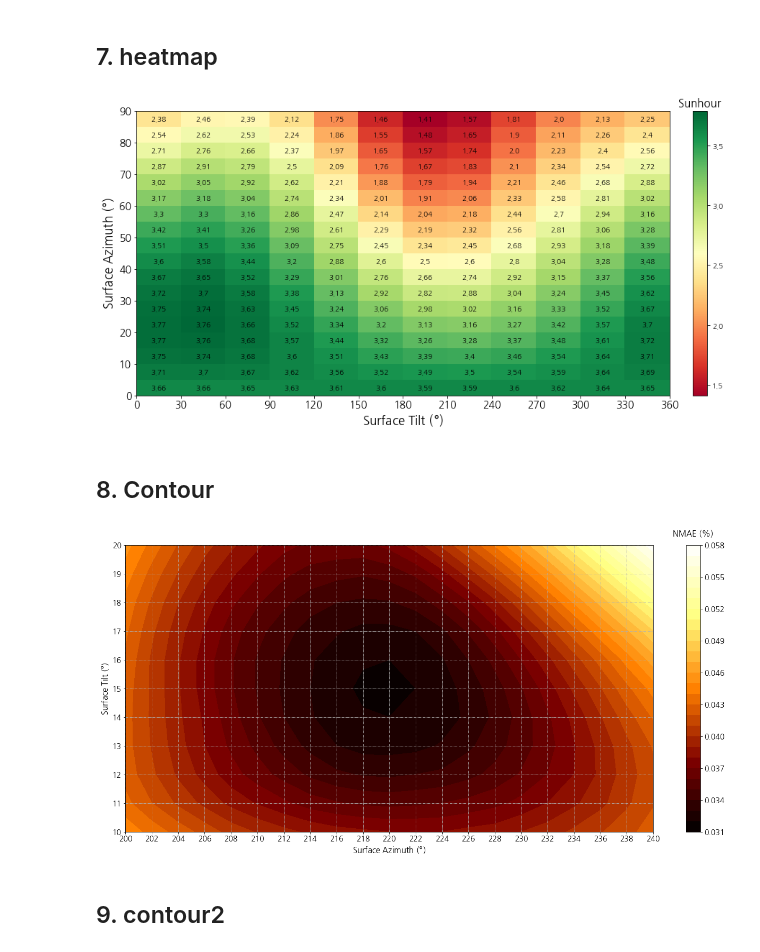
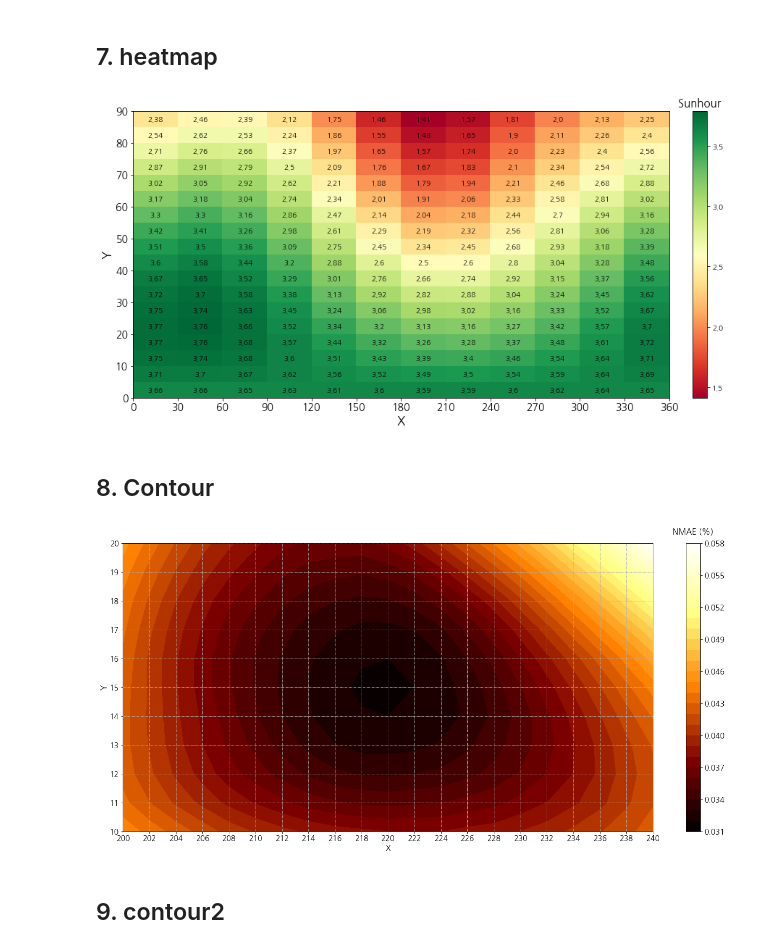
Before and after one commit to youjin2/dev, a Jupyter notebook: plot/matplotlib.ipynb, the cells around one changed output. Drawn from its saved outputs; the diff is of its cells as text; code cells hidden in the pictures.

```diff
--- a/plot/matplotlib.ipynb
+++ b/plot/matplotlib.ipynb
@@ -115,7 +118,7 @@ df['year'] = df['dt'].apply(lambda x: x.year)
 df['month'] = df['dt'].apply(lambda x: x.month)
 df['day'] = df['dt'].apply(lambda x: x.date())
 # %%
-monthly = (df.groupby(['month', 'day'])[['trueYield', 'predictYield']].sum()/18).groupby(['month']).mean()
+monthly = (df.groupby(['month', 'day'])[['true_y', 'pred_y']].sum()/18).groupby(['month']).mean()
 # %% [markdown]
 ## Examples
 # %% [markdown]
@@ -131,8 +134,8 @@ day = date(2015, 1, 20)
 data = df[df['day'] == day].sort_values('dt')
 
 xticks = data['dt'].apply(lambda x: x.hour)
-yticks1 = data['trueYield']
-yticks2 = data['predictYield']
+yticks1 = data['true_y']
+yticks2 = data['pred_y']
 
 ax = axarr[0, 0]
 # grid 설정
@@ -140,8 +143,8 @@ ax.grid(axis='y', linestyle='-.')
 # x, y축 폰트 크기
 ax.tick_params(labelsize=14)
 
-ax.plot(xticks, yticks1, color='orange', label='실측 발전량')
-ax.plot(xticks, yticks2, color='blue', linestyle='--', label='예측 발전량')
+ax.plot(xticks, yticks1, color='orange', label='실측값')
+ax.plot(xticks, yticks2, color='blue', linestyle='--', label='예측값')
 
 # legend
 ax.legend(loc=2, fontsize=12)
@@ -151,7 +154,7 @@ ax.set_xticks(xticks)
 ax.set_xlabel('시간', fontsize=17)
 
 # y축 세팅
-ax.set_ylabel('발전량 (kWh)', fontsize=17)
+ax.set_ylabel('생산량', fontsize=17)
 ax.yaxis.set_major_locator(ticker.MultipleLocator(4))
 ax.set_ybound(0, 18)
 
@@ -163,8 +166,8 @@ ax.set_title('날짜: {}'.format(day), fontsize=17)
 xticks = range(12)
 xticks_str = [str(m+1).zfill(2) for m in xticks]
 
-trues = monthly['trueYield'].tolist()
-preds = monthly['predictYield'].tolist()
+trues = monthly['true_y'].tolist()
+preds = monthly['pred_y'].tolist()
 
 text_marker =  ['{:.2f} %'.format(trues[i]/preds[i]*100) for i in range(len(trues))]
 
@@ -175,8 +178,8 @@ ax.grid(axis='y', linestyle='-.')
 # x, y축 폰트 크기
 ax.tick_params(labelsize=14)
 
-ax.plot(xticks, trues, color='red', linestyle='--', label='실측 발전량')
-ax.plot(xticks, preds, color='blue', linestyle='-', label='예측 발전량')
+ax.plot(xticks, trues, color='red', linestyle='--', label='실측값')
+ax.plot(xticks, preds, color='blue', linestyle='-', label='예측값')
 ax.legend(loc=1, fontsize=12)
 
 # x축 세팅
@@ -185,7 +188,7 @@ ax.set_xticklabels(xticks_str)
 ax.set_xlabel('월', fontsize=17)
 
 # y축 세팅 (labelpad로 간격 조정 가능)
-ax.set_ylabel('월평균 발전시간 (시간)', fontsize=17, labelpad=20)
+ax.set_ylabel('월평균 생산량', fontsize=17, labelpad=20)
 ax.set_ybound(0, 6)
 ax.yaxis.set_major_locator(ticker.MultipleLocator(0.5))
 
@@ -369,37 +372,37 @@ data.columns.name = 'tilt'
 # %%
 # note that shape of Z is equal to (len(Y), len(X))
 X = np.array(data.index, dtype=float)
 Y = np.array(data.columns, dtype=float)
-Z = data.as_matrix().T
+Z = data.to_numpy().T
 
 fig, ax = plt.subplots(1, 1)
 ax.grid(axis='y', linestyle='-.', zorder=0)
 ax.tick_params(labelsize=14)
 
 im = ax.pcolormesh(X, Y, Z, cmap='RdYlGn')
 cbar =fig.colorbar(im, fraction=0.046, pad=0.04)
 cbar.ax.set_title('Sunhour', fontsize=15)
 
 ax.set_xticks(X)
 ax.set_xticklabels(['{}'.format(int(a)) for a in X])
 
-ax.set_xlabel('Surface Tilt ($\degree$)', fontsize=17)
-ax.set_ylabel('Surface Azimuth ($\degree$)', fontsize=17)
+ax.set_xlabel('X', fontsize=17)
+ax.set_ylabel('Y', fontsize=17)
 
 # overlay numbers
 for i in range(len(X)):
     if i == (len(X) - 1):
         continue
     for j in range(len(Y)):
         if j == (len(Y) - 1):
             continue
 
         val = round((Z[j, i] + Z[j+1, i] + Z[j, i+1] + Z[j+1, i+1])/4., 2)
         plt.text(X[i]+30/2., Y[j]+5/2., val, horizontalalignment='center', verticalalignment='center')
 
 fig.subplots_adjust(right=2, top=1.5)
 # %% [output]
-[figure, old version]
+[figure, new version]
 # %% [markdown]
 ## 8. Contour
 # %%
@@ -418,10 +421,10 @@ contour = ax.contourf(X, Y, Z, 25, cmap='afmhot')
 # plt.clabel(contour)
 
 ax.set_xticks(np.unique(X))
-ax.set_xlabel('Surface Azimuth ($\degree$)', fontsize=15)
+ax.set_xlabel('X', fontsize=15)
 
 ax.set_yticks(np.unique(Y))
-ax.set_ylabel('Surface Tilt ($\degree$)', fontsize=15)
+ax.set_ylabel('Y', fontsize=15)
 
 cbar = fig.colorbar(contour)
 cbar.ax.tick_params(labelsize=14)
@@ -430,7 +433,7 @@ cbar.ax.set_title('NMAE (%)', fontsize=15, y=1.02)
 
 fig.subplots_adjust(right=3, top=2)
 # %% [output]
-[figure, old version]
+[figure, new version]
 # %% [markdown]
 ## 9. contour2
 # %%
```
Also changed, not shown: parts of 12 cells of this notebook, 7 other files.
